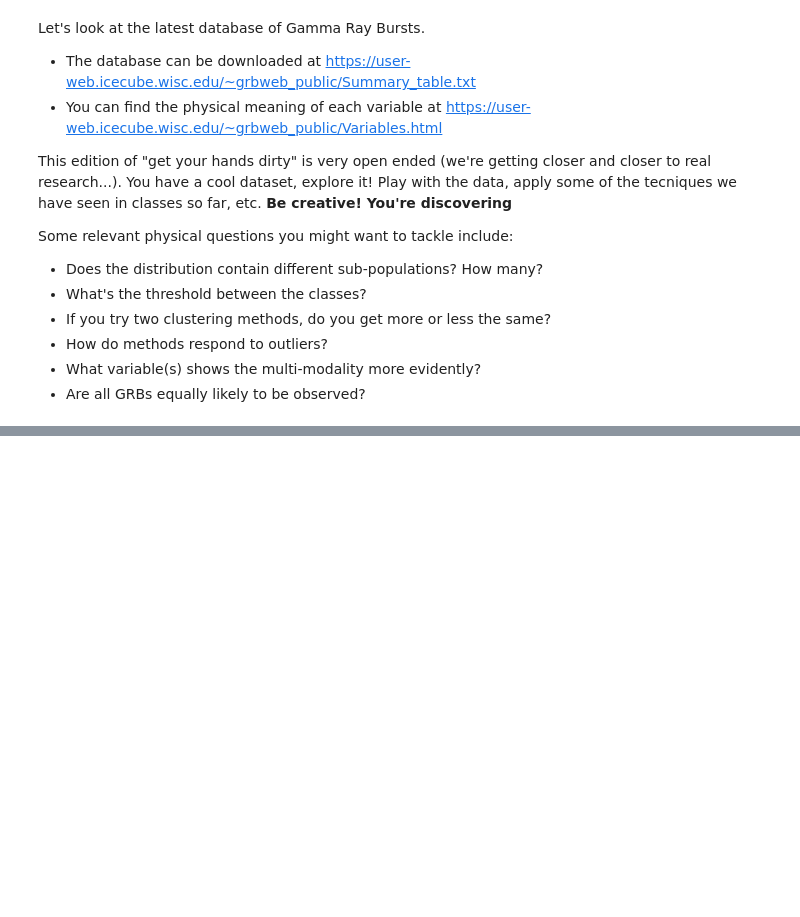
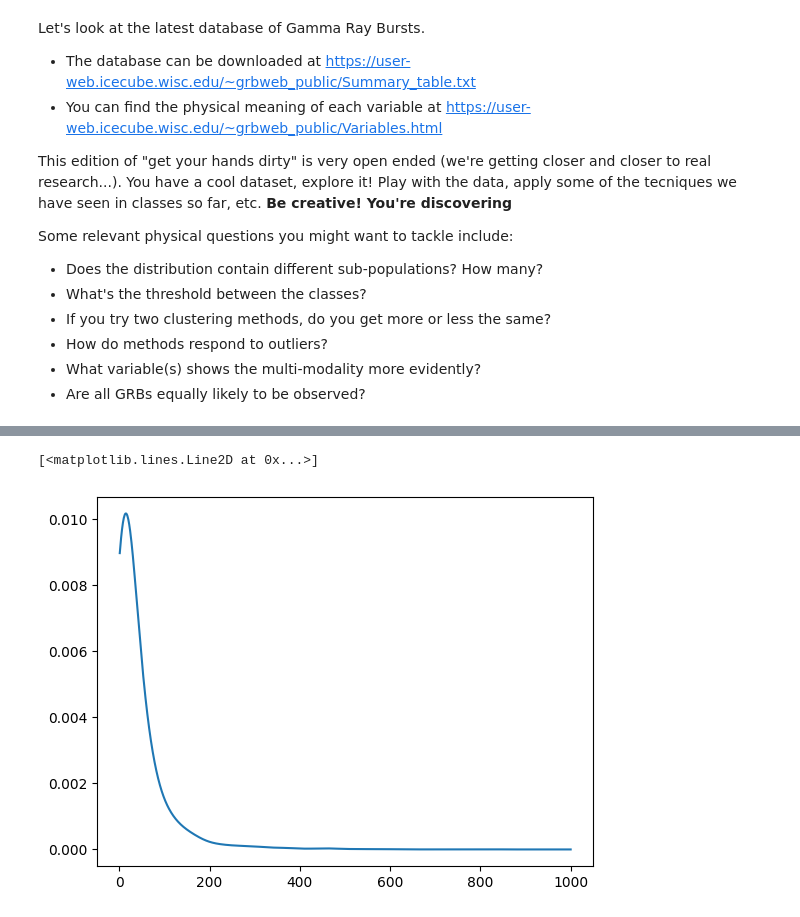
Before and after one commit to Matti-z/astrostatistics_bicocca_2026, a Jupyter notebook: working/fourteen.ipynb, the cells around one changed output, grey strips where cells are left out. Cells and saved outputs as stored; diff of their text form; code cells hidden in the pictures; blank space fills up the shorter version.

```diff
--- a/working/fourteen.ipynb
+++ b/working/fourteen.ipynb
@@ -51,0 +93,8 @@ plt.semilogx()
+# %%
+kde = KernelDensity(bandwidth = 22)
+kde.fit(data_reshape)
+pdf = np.exp(kde.score_samples(x.reshape(-1, 1)))
+plt.plot(x, pdf, label = f"kde bandwidth = 22")
+# %% [output]
+[<matplotlib.lines.Line2D at 0x...>]
+[figure, added]
```
Also changed, not shown: parts of 6 cells of this notebook.
